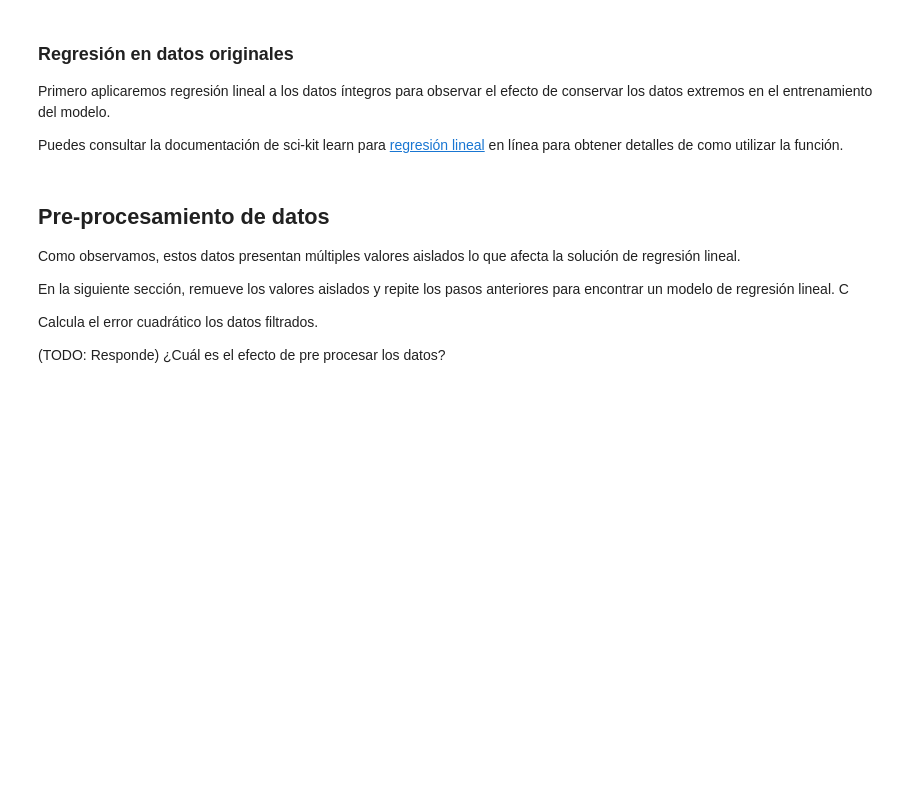
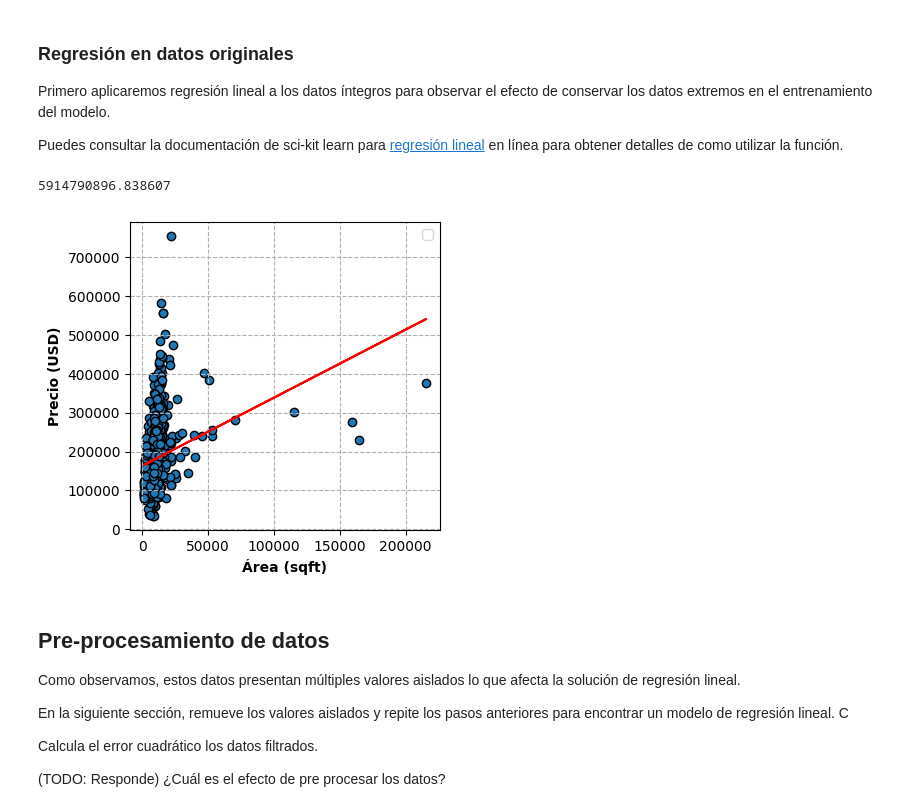
Before and after one commit to JessicaBorja/ml25, a Jupyter notebook: src/ml25/E03_linear_reg/linear_regression.ipynb, the cells around one changed output. Drawn from its saved outputs; the diff is of its cells as text; code cells hidden in the pictures; blank space fills up the shorter version.

```diff
--- a/src/ml25/E03_linear_reg/linear_regression.ipynb
+++ b/src/ml25/E03_linear_reg/linear_regression.ipynb
@@ -198,20 +193,24 @@ Puedes consultar la documentación de sci-kit learn para  [regresión lineal](ht
 # %%
 from sklearn.linear_model import LinearRegression
 X = X.reshape(-1, 1)
 
 # TODO: Usas la funcion integrada de scikit learn para encontrar un modelo de regresión lineal que se ajuste a los datos de entrenamiento y obtén las predicciones
-preds = ...
+
+preds = LinearRegression().fit(X, y).predict(X)
 
 # Graficamos los datos originales
 fig, ax = plot_data(X, y)
 # TODO: Grafica la linea resultante sobre los datos originales
 ax.plot(X, preds, 'r')
 
 plt.legend()
 
 # TODO: calcula el error cuadrado promedio
-mean_error = ...
+mean_error = ((y - preds) ** 2).mean()
 print(mean_error)
+# %% [output]
+5914790896.838607
+[figure, added]
 # %% [markdown]
 ## Pre-procesamiento de datos
 Como observamos, estos datos presentan múltiples valores aislados lo que afecta la solución de regresión lineal.
```
Also changed, not shown: parts of 7 cells of this notebook.
